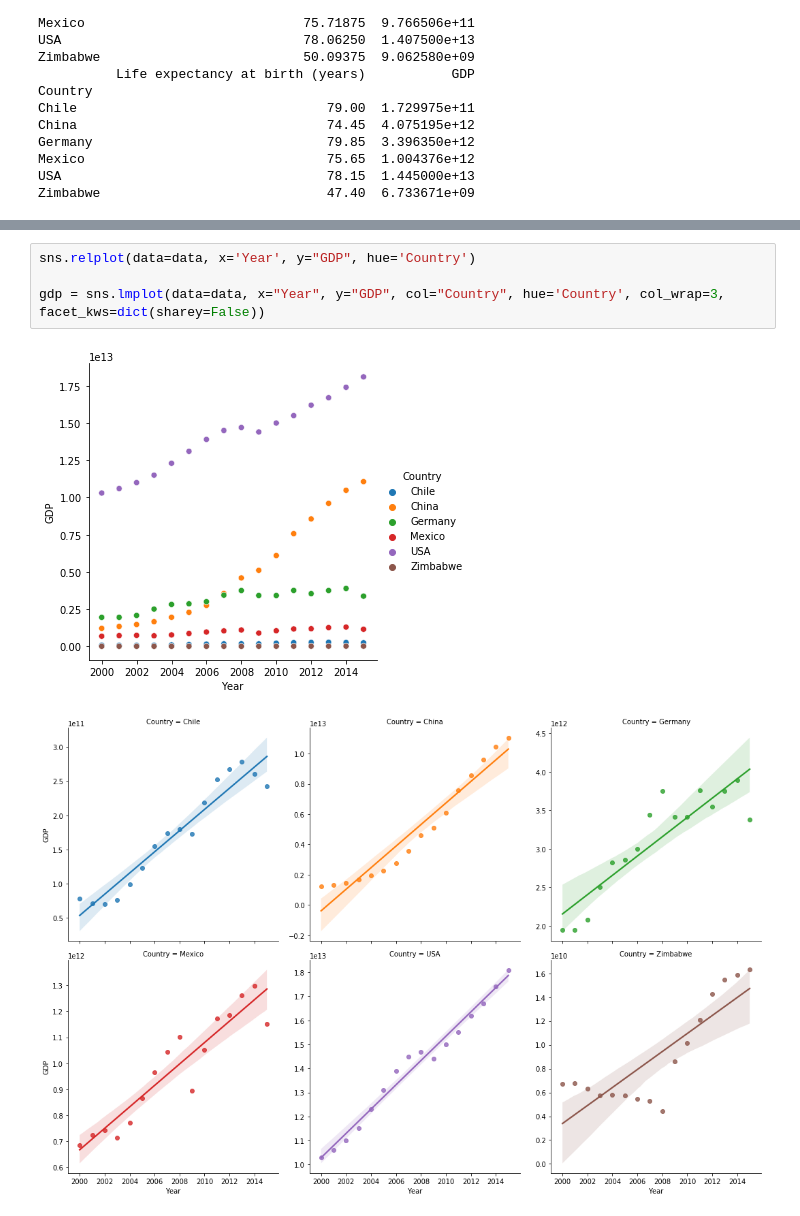
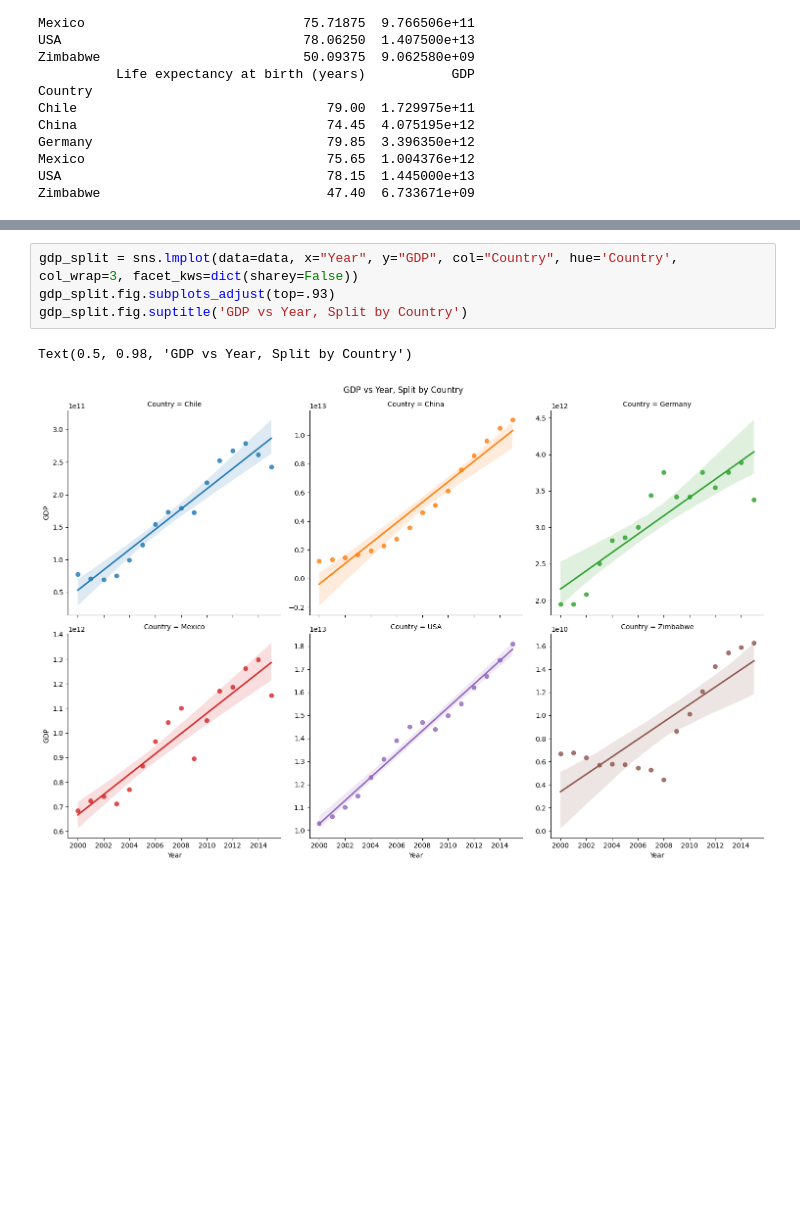
Before and after one commit to yasp-g/portfolio, a Jupyter notebook: life-expenctancy-and-GDP-visualizations/life_expectancy_gdp.ipynb, the cells around one changed output, grey strips where cells are left out. Drawn from its saved outputs; the diff is of its cells as text; blank space fills up the shorter version.

```diff
--- a/life-expenctancy-and-GDP-visualizations/life_expectancy_gdp.ipynb
+++ b/life-expenctancy-and-GDP-visualizations/life_expectancy_gdp.ipynb
@@ -117,7 +171,7 @@ gdp = sns.lmplot(data=data, x="Year", y="Life expectancy at birth (years)", col=
 # %%
-sns.relplot(data=data, x='Year', y="GDP", hue='Country')
-
-gdp = sns.lmplot(data=data, x="Year", y="GDP", col="Country", hue='Country', col_wrap=3, facet_kws=dict(sharey=False))
+gdp_split = sns.lmplot(data=data, x="Year", y="GDP", col="Country", hue='Country', col_wrap=3, facet_kws=dict(sharey=False))
+gdp_split.fig.subplots_adjust(top=.93)
+gdp_split.fig.suptitle('GDP vs Year, Split by Country')
 # %% [output]
+Text(0.5, 0.98, 'GDP vs Year, Split by Country')
-[figure, old version]
+[figure, new version]
-[figure, removed]
```
Also changed, not shown: parts of 36 cells of this notebook.
